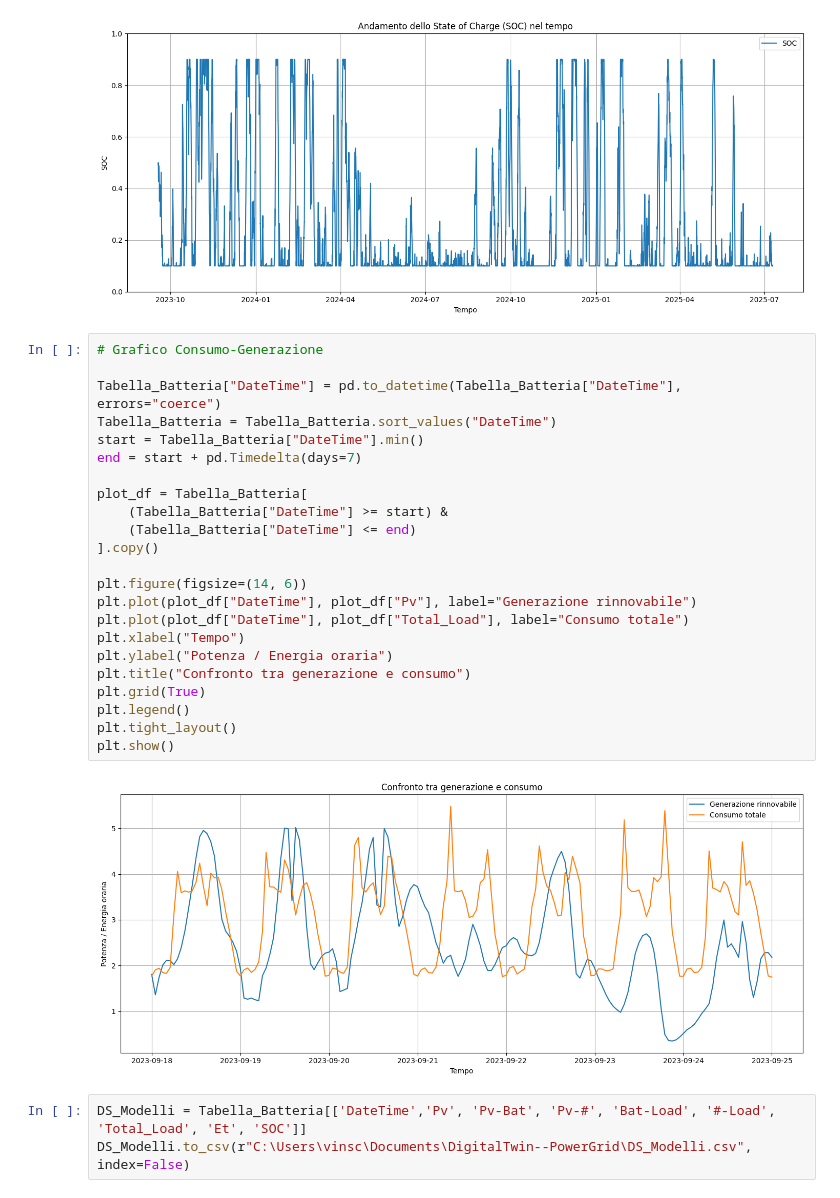
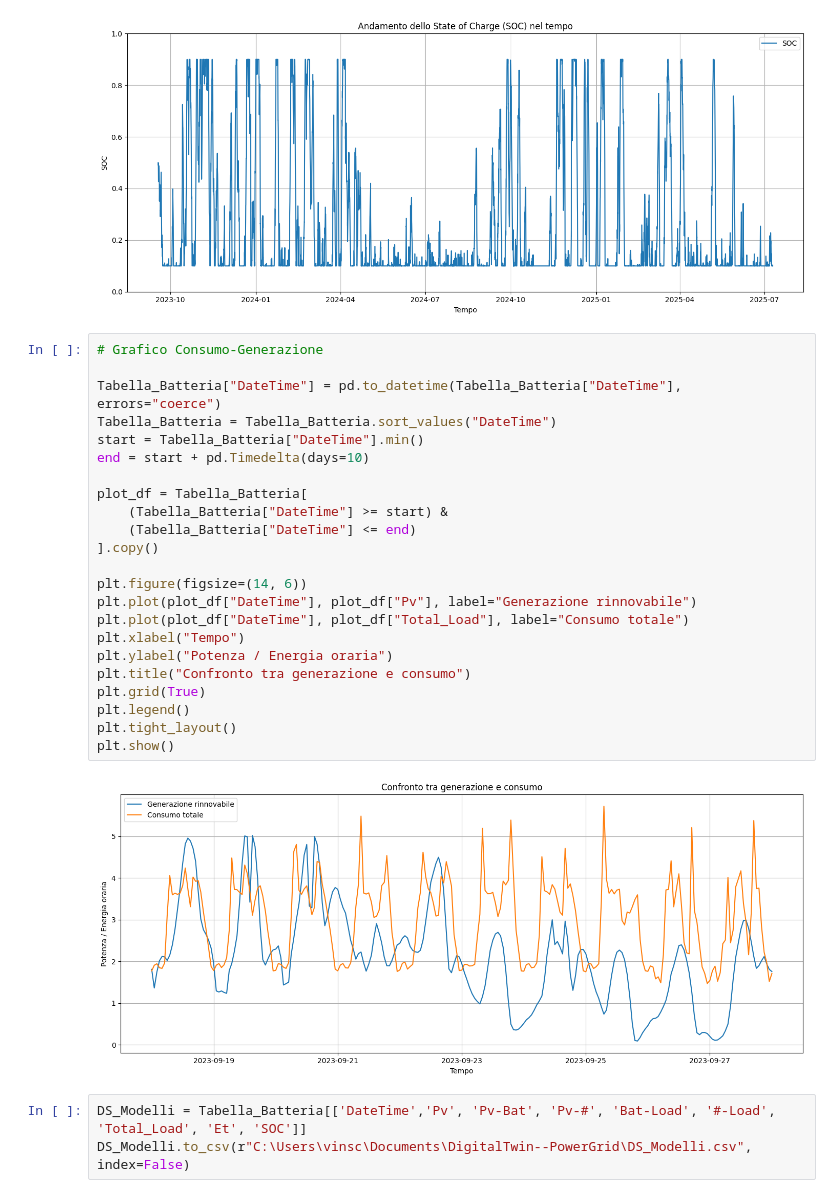
Before and after one commit to VincenzoC98/DigitalTwin--PowerGrid, a Jupyter notebook: Batteria_NN.ipynb, the cells around one changed output. Saved outputs shown, nothing was run; the diff lists cells and outputs as text.

```diff
--- a/Batteria_NN.ipynb
+++ b/Batteria_NN.ipynb
@@ -294,28 +294,28 @@ plt.show()
 # %%
 # Grafico Consumo-Generazione
 
 Tabella_Batteria["DateTime"] = pd.to_datetime(Tabella_Batteria["DateTime"], errors="coerce")
 Tabella_Batteria = Tabella_Batteria.sort_values("DateTime")
 start = Tabella_Batteria["DateTime"].min()
-end = start + pd.Timedelta(days=7)
+end = start + pd.Timedelta(days=10)
 
 plot_df = Tabella_Batteria[
     (Tabella_Batteria["DateTime"] >= start) &
     (Tabella_Batteria["DateTime"] <= end)
 ].copy()
 
 plt.figure(figsize=(14, 6))
 plt.plot(plot_df["DateTime"], plot_df["Pv"], label="Generazione rinnovabile")
 plt.plot(plot_df["DateTime"], plot_df["Total_Load"], label="Consumo totale")
 plt.xlabel("Tempo")
 plt.ylabel("Potenza / Energia oraria")
 plt.title("Confronto tra generazione e consumo")
 plt.grid(True)
 plt.legend()
 plt.tight_layout()
 plt.show()
 # %% [output]
-[figure, old version]
+[figure, new version]
 # %%
 DS_Modelli = Tabella_Batteria[['DateTime','Pv', 'Pv-Bat', 'Pv-#', 'Bat-Load', '#-Load', 'Total_Load', 'Et', 'SOC']]
 DS_Modelli.to_csv(r"C:\Users\vinsc\Documents\DigitalTwin--PowerGrid\DS_Modelli.csv", index=False)
```
